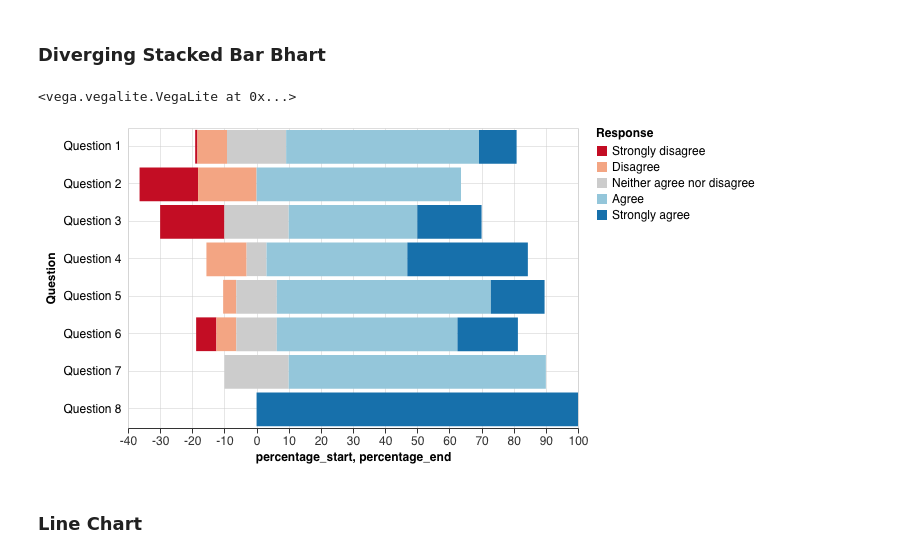
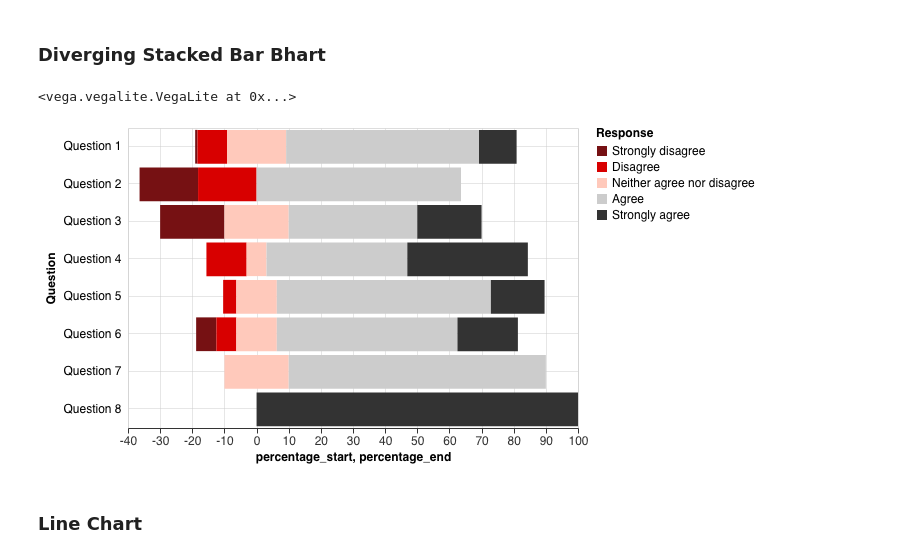
Before and after one commit to SunSentinel/sunsentinel-altair-theme, a Jupyter notebook: sunsentinel_theme_examples.ipynb, the cells around one changed output. Drawn from its saved outputs; the diff is of its cells as text; code cells hidden in the pictures.

Commit message:
default diverging chart to theme

```diff
--- a/sunsentinel_theme_examples.ipynb
+++ b/sunsentinel_theme_examples.ipynb
@@ -433,37 +433,35 @@ diverging_stacked_bar_data =     [
       }
     ]
 
 
 color_scale = alt.Scale(
             domain=["Strongly disagree",
             "Disagree",
             "Neither agree nor disagree",
             "Agree",
-            "Strongly agree"],
-            range=["#c30d24", "#f3a583", "#cccccc", "#94c6da", "#1770ab"]
-        )
+            "Strongly agree"]        )
 
 y_axis = alt.Axis(title='Question',
                   offset=5,
                   ticks=False,
                   minExtent=60,
                   domain=False)
 
 source = alt.pd.DataFrame(diverging_stacked_bar_data)
 
 alt.Chart(source).mark_bar().encode(
     x='percentage_start:Q',
     x2='percentage_end:Q',
     y=alt.Y('question:N', axis=y_axis),
     color=alt.Color(
         'type:N',
         legend=alt.Legend( title='Response'),
         scale=color_scale,
     )
 )
 # %% [output]
 <vega.vegalite.VegaLite at 0x...>
-[figure, old version]
+[figure, new version]
 # %% [markdown]
 ### Line Chart
 # %%
```
